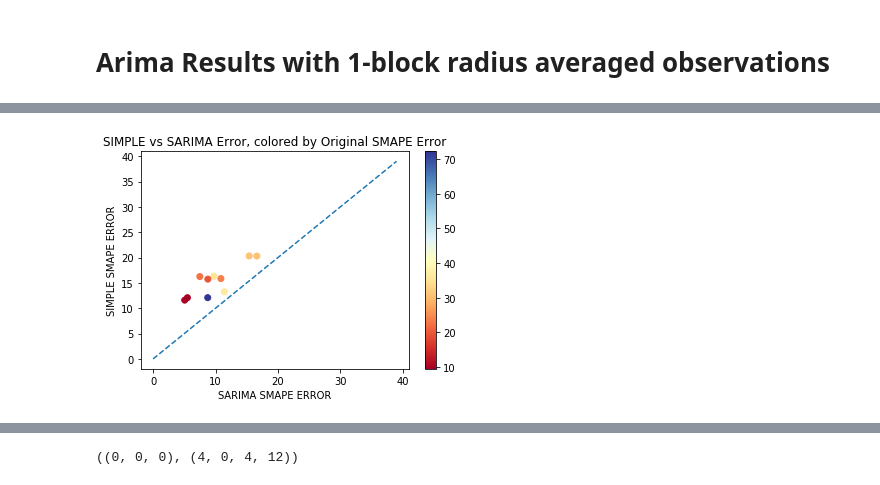
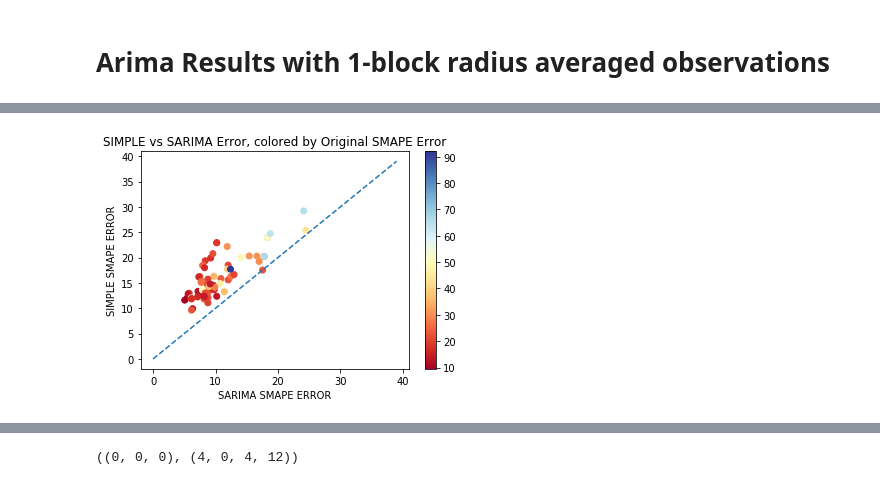
Before and after one commit to mocohen/Capstone-Project-1, a Jupyter notebook: Arima Results.ipynb, the cells around one changed output, grey strips where cells are left out. Drawn from its saved outputs; the diff is of its cells as text; code cells hidden in the pictures.

Commit message:
ARIMA with 1-block radius

```diff
--- a/Arima Results.ipynb
+++ b/Arima Results.ipynb
@@ -140,7 +145,7 @@ GBMSmapeErrors      27.951776
 dtype: float64
 # %%
 
-model_summary_df[['NonSeasonal', 'Seasonal']] = pd.DataFrame(model_summary_df['ModelOrder'].tolist(), index=model_summary_df.index)
-model_summary_df[['p', 'd', 'q']] = pd.DataFrame(model_summary_df['NonSeasonal'].tolist(), index=model_summary_df.index)
-model_summary_df[['P', 'D', 'Q', 'm']] = pd.DataFrame(model_summary_df['Seasonal'].tolist(), index=model_summary_df.index)
+arima1_results[['NonSeasonal', 'Seasonal']] = pd.DataFrame(arima1_results['ModelOrder'].tolist(), index=arima1_results.index)
+arima1_results[['p', 'd', 'q']] = pd.DataFrame(arima1_results['NonSeasonal'].tolist(), index=arima1_results.index)
+arima1_results[['P', 'D', 'Q', 'm']] = pd.DataFrame(arima1_results['Seasonal'].tolist(), index=arima1_results.index)
 # %%
@@ -304,7 +309,7 @@ Index(['ArimaSmapeErrors', 'GBMSmapeErrors', 'TrainingSetLength', 'ArimaRMSEs',
        'NonSeasonal', 'Seasonal', 'p', 'd', 'q', 'P', 'D', 'Q', 'm'],
       dtype='object')
 # %%
-arima2_results = model_summary_df.copy().drop(['NonSeasonal', 'Seasonal', 'p', 'd', 'q', 'P', 'D', 'Q', 'm'], axis=1)
+arima2_results = arima1_results.copy().drop(['NonSeasonal', 'Seasonal', 'p', 'd', 'q', 'P', 'D', 'Q', 'm'], axis=1)
 # %%
 arima2_results.head()
 # %% [output]
@@ -442,7 +447,7 @@ df_surrounds['Dummy'] = 0
 
 row_dicts = []
 
-for block in blockface_detail.sourceelementkey.values[:10]:
+for block in blockface_detail.sourceelementkey.values:
     block_file = 'arima_results3/arima.%d.pkl' % block
     if path.exists(block_file):
 
@@ -526,6 +531,8 @@ dtype: float64
 arima3_results[['NonSeasonal', 'Seasonal']] = pd.DataFrame(arima3_results['ModelOrder'].tolist(), index=arima3_results.index)
 arima3_results[['p', 'd', 'q']] = pd.DataFrame(arima3_results['NonSeasonal'].tolist(), index=arima3_results.index)
 arima3_results[['P', 'D', 'Q', 'm']] = pd.DataFrame(arima3_results['Seasonal'].tolist(), index=arima3_results.index)
+# %%
+arima3_results = arima3_results.join(arima1_results.ArimaSmapeErrors, rsuffix='_org')
 # %%
 fig, ax = plt.subplots()
 ax.hist(arima3_results['ArimaSmapeErrors'], bins=20,color = 'b', alpha = .7, label='SARIMA')
@@ -539,15 +546,15 @@ plt.show()
 # %%
 fig, ax = plt.subplots()
 cm = plt.cm.get_cmap('RdYlBu')
 
 im = ax.scatter(arima3_results['ArimaSmapeErrors'],
                 arima3_results['GBMSmapeErrors'],
-                c=model_summary_df['ArimaSmapeErrors'][:10], cmap=cm)
+                c=arima3_results['ArimaSmapeErrors_org'], cmap=cm)
 ax.set_xlabel('SARIMA SMAPE ERROR')
 ax.set_ylabel('SIMPLE SMAPE ERROR')
 ax.set_title('SIMPLE vs SARIMA Error, colored by Original SMAPE Error')
 fig.colorbar(im, ax=ax)
 ax.plot(np.arange(40), np.arange(40), '--')
 plt.show()
 # %% [output]
-[figure, old version]
+[figure, new version]
```
Also changed, not shown: parts of 24 cells of this notebook.
